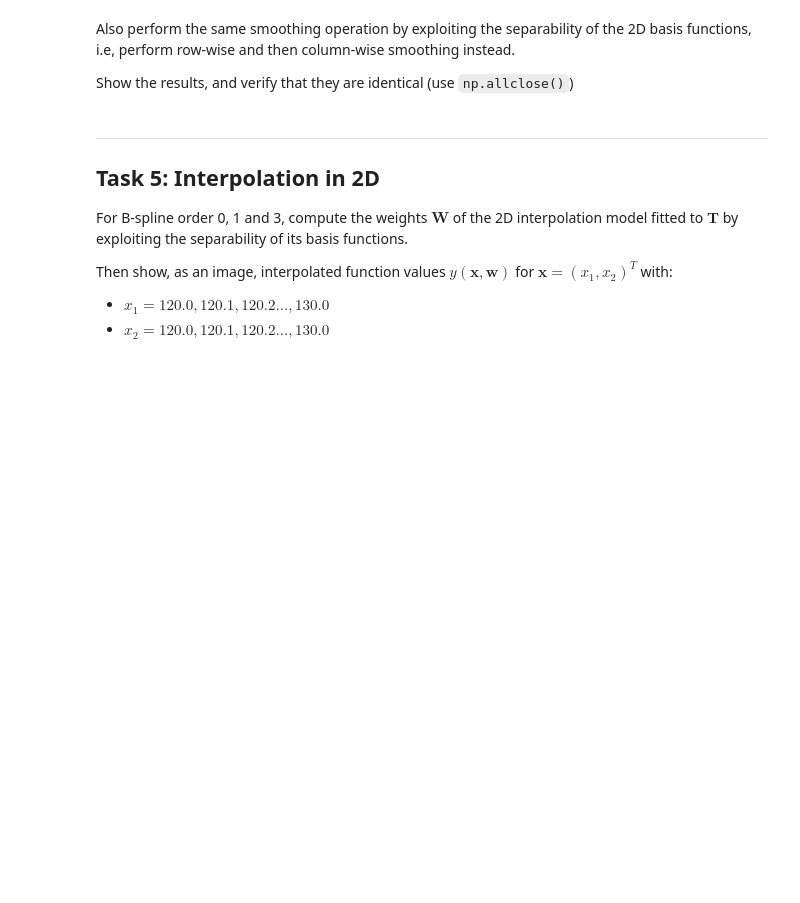
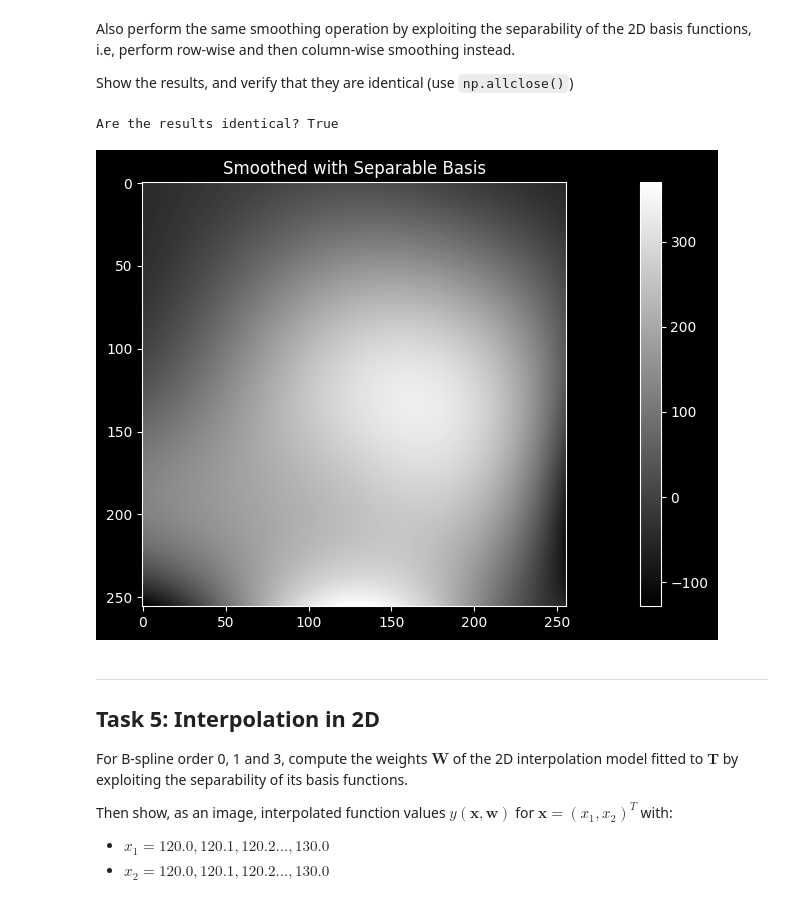
Before and after one commit to aliciags/medical-image-analysis-dtu, a Jupyter notebook: w1/Exercise1_student.ipynb, the cells around one changed output. Saved outputs shown, nothing was run; the diff lists cells and outputs as text; code cells hidden in the pictures; blank space fills up the shorter version.

````diff
--- a/w1/Exercise1_student.ipynb
+++ b/w1/Exercise1_student.ipynb
@@ -549,6 +582,33 @@ Now:
 Also perform the same smoothing operation by exploiting the separability of the 2D basis functions, i.e, perform row-wise and then column-wise smoothing instead.
 
 Show the results, and verify that they are identical (use ```np.allclose()```)
+# %%
+# Row-wise smoothing
+Phi1_T_Phi1_inv = np.linalg.pinv(phi1.T @ phi1)  # Invert for rows
+w_rows = Phi1_T_Phi1_inv @ (phi1.T @ T)  # Apply row-wise smoothing
+hat_T_rows = phi1 @ w_rows  # Smoothed rows
+
+# Column-wise smoothing
+Phi2_T_Phi2_inv = np.linalg.pinv(phi2.T @ phi2)  # Invert for columns
+w_cols = Phi2_T_Phi2_inv @ (phi2.T @ hat_T_rows.T)  # Apply column-wise smoothing on transposed data
+hat_T_separable = (phi2 @ w_cols).T  # Transpose back to original orientation
+
+# Compare the results
+identical = np.allclose(hat_T, hat_T_separable)
+
+print(f"Are the results identical? {identical}")
+
+# Smoothed with separable approach
+plt.figure(figsize=(15, 5))
+plt.imshow(hat_T_separable, cmap='gray')
+plt.title('Smoothed with Separable Basis')
+plt.colorbar()
+
+plt.tight_layout()
+plt.show()
+# %% [output]
+Are the results identical? True
+[figure, added]
 # %% [markdown]
 ---
 ## Task 5: Interpolation in 2D
````
Also changed, not shown: parts of 3 cells of this notebook.
